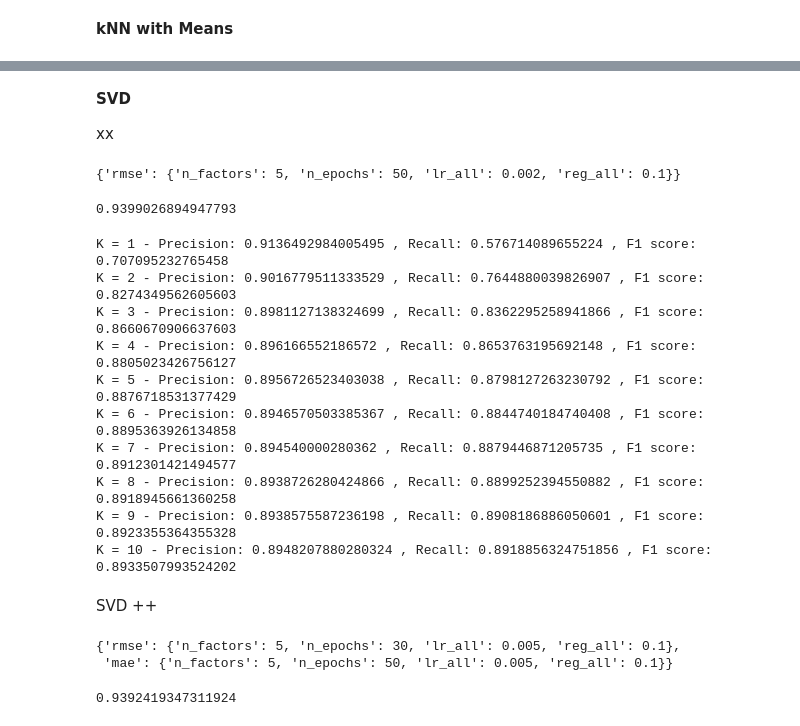
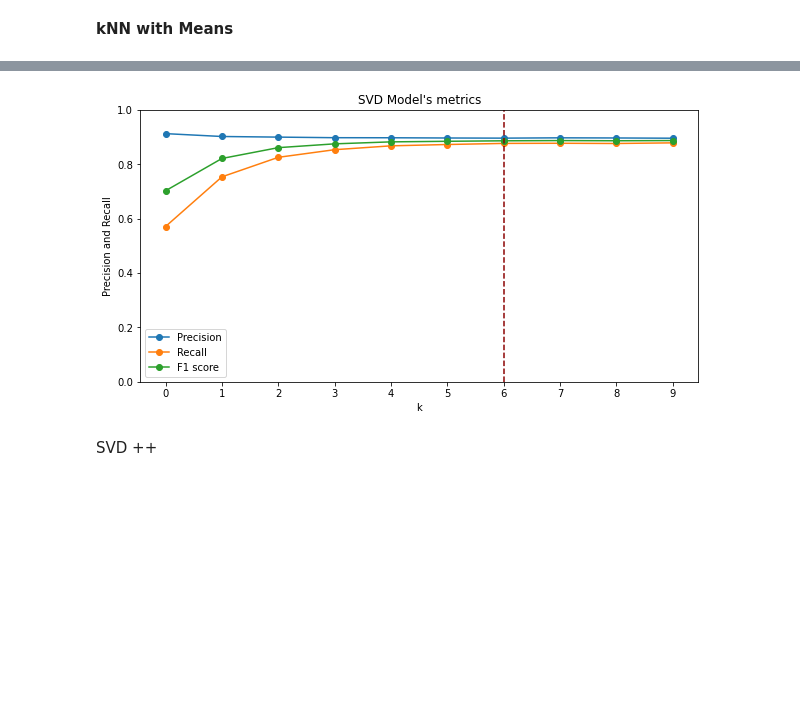
Before and after one commit to trishattah/DS_7331_Projects, a Jupyter notebook: Lab_3/Lab_3_Group_4_v2.ipynb, the cells around one changed output, grey strips where cells are left out. Saved outputs shown, nothing was run; the diff lists cells and outputs as text; code cells hidden in the pictures; blank space fills up the shorter version.

```diff
--- a/Lab_3/Lab_3_Group_4_v2.ipynb
+++ b/Lab_3/Lab_3_Group_4_v2.ipynb
@@ -448,7 +465,7 @@ accuracy.rmse(predictions, verbose=False)
 # %%
-# Use NMF algorithm with the best params
-#algo = gssvdp.best_estimator['rmse']
-#algo = NMF(n_factors=5, n_epochs=30, lr_all=0.005, reg_all=0.1, verbose=False)
+# Use SVD algorithm with the best params
+#algo = gssvd.best_estimator['rmse']
+algo = SVD(n_factors=5, n_epochs=30, lr_all=0.005, reg_all=0.01, verbose=False)
 # %%
 # Calculate the precision and recall of the model at k metrics
 k_max = 10
@@ -467,16 +483,0 @@ K = 10 - Precision: 0.8948207880280324 , Recall: 0.8918856324751856 , F1 score:
-# %% [markdown]
-**SVD**
-
-xx
-# %%
-# Combination of parameters that gave the best scores
-gssvd.best_params
-# %% [output]
-{'rmse': {'n_factors': 5, 'n_epochs': 50, 'lr_all': 0.002, 'reg_all': 0.1}}
-# %%
-algo = gssvd.best_estimator['rmse']
-algo.fit = algo.fit(trainset)
-predictions = algo.test(testset)
-accuracy.rmse(predictions, verbose=False)
-# %% [output]
-0.9399026894947793
@@ -487,33 +484,29 @@ algo = SVD(n_factors=5, n_epochs=50, lr_all=0.002, reg_all=0.1, verbose=False)
-# %%
-# Calculate the precision and recall of the model at k metrics
-k_max = 10
-metrics = get_precision_vs_recall(algo, k_max, True)
-# %% [output]
-K = 1 - Precision: 0.9136492984005495 , Recall: 0.576714089655224 , F1 score: 0.707095232765458
-K = 2 - Precision: 0.9016779511333529 , Recall: 0.7644880039826907 , F1 score: 0.8274349562605603
-K = 3 - Precision: 0.8981127138324699 , Recall: 0.8362295258941866 , F1 score: 0.8660670906637603
-K = 4 - Precision: 0.896166552186572 , Recall: 0.8653763195692148 , F1 score: 0.8805023426756127
-K = 5 - Precision: 0.8956726523403038 , Recall: 0.8798127263230792 , F1 score: 0.8876718531377429
-K = 6 - Precision: 0.8946570503385367 , Recall: 0.8844740184740408 , F1 score: 0.8895363926134858
-K = 7 - Precision: 0.894540000280362 , Recall: 0.8879446871205735 , F1 score: 0.8912301421494577
-K = 8 - Precision: 0.8938726280424866 , Recall: 0.8899252394550882 , F1 score: 0.8918945661360258
-K = 9 - Precision: 0.8938575587236198 , Recall: 0.8908186886050601 , F1 score: 0.8923355364355328
-K = 10 - Precision: 0.8948207880280324 , Recall: 0.8918856324751856 , F1 score: 0.8933507993524202
+# %%
+# Get data
+c1 = metrics['precision']
+c2 = metrics['recall']
+c3 = metrics['f1_score']
+x = np.arange(len(c1))
+
+# Set up the matplotlib figure
+fig, ax1 = plt.subplots(figsize = (10, 5))
+plt.xticks(np.arange(min(x), max(x) + 1, 1.0))
+plt.ylim(0, 1)
+ax1.plot(x, c1, marker = 'o')
+ax1.plot(x, c2, marker = 'o')
+ax1.plot(x, c3, marker = 'o')
+ax1.axvline(x = 6, color = "#8b0000", linestyle = "--")
+
+# Chart setup
+plt.title("SVD Model's metrics", fontsize = 12)
+plt.xlabel("k", fontsize = 10)
+plt.ylabel("Precision and Recall", fontsize = 10)
+plt.legend(("Precision", "Recall", "F1 score"), loc = "best")
+plt.draw()
+# %% [output]
+[figure, added]
 # %% [markdown]
 SVD ++
-# %%
-# Combination of parameters that gave the best scores
-gssvdp.best_params
-# %% [output]
-{'rmse': {'n_factors': 5, 'n_epochs': 30, 'lr_all': 0.005, 'reg_all': 0.1},
- 'mae': {'n_factors': 5, 'n_epochs': 50, 'lr_all': 0.005, 'reg_all': 0.1}}
-# %%
-algo = gssvdp.best_estimator['rmse']
-algo.fit = algo.fit(trainset)
-predictions = algo.test(testset)
-accuracy.rmse(predictions, verbose=False)
-# %% [output]
-0.9392419347311924
 # %%
 # Use SVD algorithm with the best params
 #algo = gssvdp.best_estimator['rmse']
```
Also changed, not shown: parts of 52 cells of this notebook.
